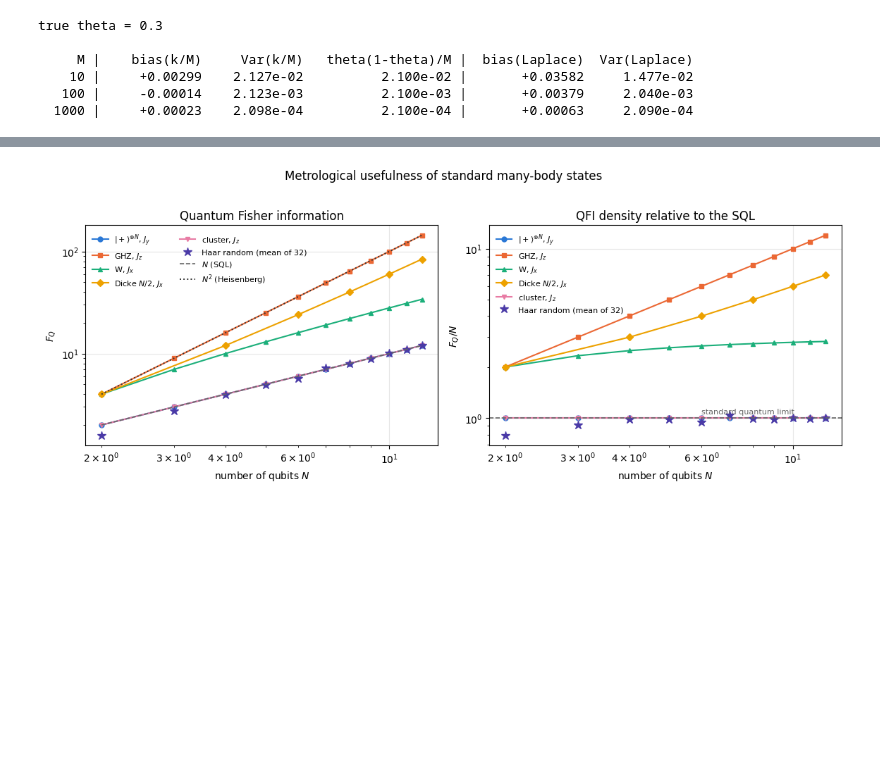
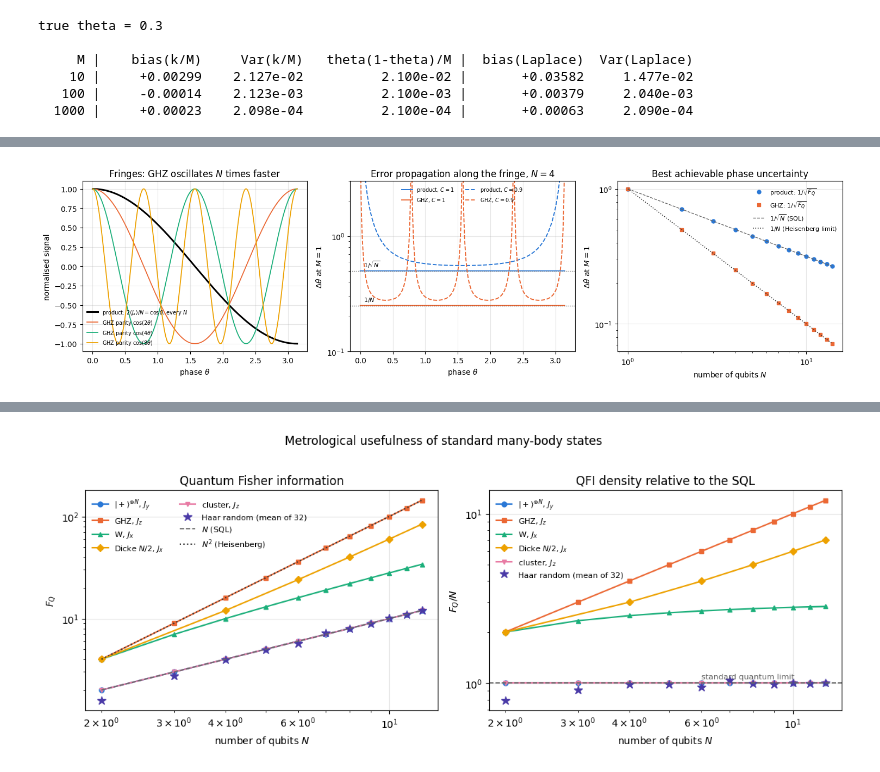
Before and after one commit to MarcinPlodzien/quantum-many-body-simulation, a Jupyter notebook: ch10_quantum_metrology_protocols/29_quantum_fisher_information.ipynb, the cells around one changed output, grey strips where cells are left out. Drawn from its saved outputs; the diff is of its cells as text; code cells hidden in the pictures; blank space fills up the shorter version.

```diff
--- a/ch10_quantum_metrology_protocols/29_quantum_fisher_information.ipynb
+++ b/ch10_quantum_metrology_protocols/29_quantum_fisher_information.ipynb
@@ -1313,15 +709,0 @@ Let us measure both limits.
-# %%
-# ==============================================================================
-# STEP 5: the two limits, measured -- product state vs GHZ, N = 2 ... 14
-# ==============================================================================
-N_SCALE = range(2, 15)
-rows_scale = []
-for N in N_SCALE:
-    f_prod = float(qfi_pure_direction(product_state("+" * N), (0.0, 1.0, 0.0)))   # |+>^N, generator J_y (perpendicular)
-    f_ghz = float(qfi_pure_direction(ghz_state(N), (0.0, 0.0, 1.0)))              # GHZ, generator J_z
-    rows_scale.append((N, f_prod, f_ghz))
-    assert abs(f_prod - N) < 1e3 * TOL and abs(f_ghz - N ** 2) < 1e3 * TOL
-
-print(f"{'N':>3s} | {'F_Q(product, J_y)':>18s} {'N':>6s} | {'F_Q(GHZ, J_z)':>14s} {'N^2':>6s} | {'ratio':>6s}")
-for N, fp, fg in rows_scale:
-    print(f"{N:3d} | {fp:18.6f} {N:6d} | {fg:14.6f} {N ** 2:6d} | {fg / fp:6.2f}")
@@ -1461,0 +2299,43 @@ analytic checks passed:  W -> 3N-2 = 22   Dicke(N/2) -> N(N+2)/2 = 40
+# %%
+# ==============================================================================
+# FIGURE: fringes, error propagation along the fringe, and the scaling with N
+# ==============================================================================
+N_FRINGE = (1, 2, 4, 8)
+N_EP, C_EP = 4, 0.9                  # error-propagation panel: N, and a reduced contrast for comparison
+thetas = np.linspace(1e-3, np.pi - 1e-3, 1200)
+fig, axes = plt.subplots(1, 3, figsize=(15.0, 4.2))
+axes[0].plot(thetas, np.cos(thetas), color="k", lw=2.2, label=r"product: $2\langle J_x\rangle/N=\cos\theta$, every $N$")
+for k, N in enumerate(N_FRINGE[1:]):
+    axes[0].plot(thetas, np.cos(N * thetas), color=PALETTE[k + 1], lw=1.3, label=rf"GHZ parity $\cos({N}\theta)$")
+axes[0].set_xlabel(r"phase $\theta$"); axes[0].set_ylabel("normalised signal")
+axes[0].set_title("Fringes: GHZ oscillates $N$ times faster"); axes[0].legend(fontsize=7, loc="lower left")
+
+def dtheta_prod(th, N, C):
+    """Error propagation, Eq. (87), for J_x on |+>^N with contrast C (M = 1)."""
+    return np.sqrt(1 - C ** 2 * np.cos(th) ** 2) / (C * np.sqrt(N) * np.abs(np.sin(th)))
+
+def dtheta_ghz(th, N, C):
+    """Error propagation for the parity of GHZ_N with contrast C (M = 1)."""
+    return np.sqrt(1 - C ** 2 * np.cos(N * th) ** 2) / (C * N * np.abs(np.sin(N * th)))
+
+for C, ls in ((1.0, "-"), (C_EP, "--")):
+    axes[1].semilogy(thetas, dtheta_prod(thetas, N_EP, C), ls, color=PALETTE[0], lw=1.4,
+                     label=rf"product, $C={C:g}$")
+    axes[1].semilogy(thetas, dtheta_ghz(thetas, N_EP, C), ls, color=PALETTE[1], lw=1.4, label=rf"GHZ, $C={C:g}$")
+axes[1].axhline(1 / np.sqrt(N_EP), color="0.4", ls=":", lw=1)
+axes[1].axhline(1 / N_EP, color="0.2", ls=":", lw=1)
+axes[1].text(0.05, 1 / np.sqrt(N_EP) * 1.08, r"$1/\sqrt{N}$", fontsize=8)
+axes[1].text(0.05, 1 / N_EP * 1.08, r"$1/N$", fontsize=8)
+axes[1].set_ylim(0.1, 3.0); axes[1].set_xlabel(r"phase $\theta$"); axes[1].set_ylabel(r"$\Delta\theta$ at $M=1$")
+axes[1].set_title(f"Error propagation along the fringe, $N={N_EP}$"); axes[1].legend(fontsize=7, loc="upper center", ncol=2)
+
+Ns = np.array([r[0] for r in rows_scale], dtype=float)
+axes[2].loglog(Ns, 1 / np.sqrt([r[1] for r in rows_scale]), "o", color=PALETTE[0], ms=5, label=r"product: $1/\sqrt{F_Q}$")
+axes[2].loglog(Ns, 1 / np.sqrt([r[2] for r in rows_scale]), "s", color=PALETTE[1], ms=5, label=r"GHZ: $1/\sqrt{F_Q}$")
+axes[2].loglog(Ns, 1 / np.sqrt(Ns), "--", color="0.4", lw=1, label=r"$1/\sqrt{N}$ (SQL)")
+axes[2].loglog(Ns, 1 / Ns, ":", color="0.2", lw=1.2, label=r"$1/N$ (Heisenberg limit)")
+axes[2].set_xlabel("number of qubits $N$"); axes[2].set_ylabel(r"$\Delta\theta$ at $M=1$")
+axes[2].set_title("Best achievable phase uncertainty"); axes[2].legend(fontsize=8)
+fig.tight_layout(); plt.show()
+# %% [output]
+[figure, added]
```
Also changed, not shown: parts of 84 cells of this notebook, 31 other files.
